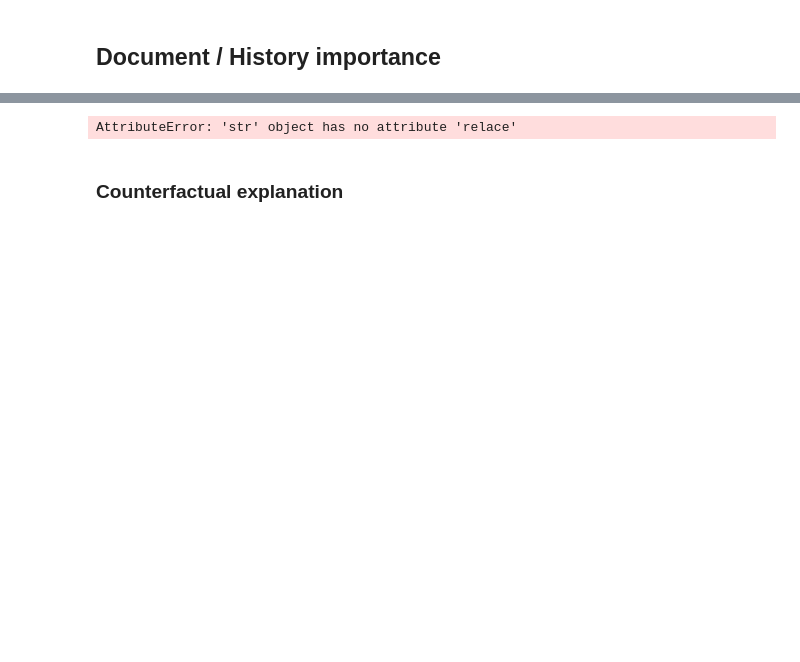
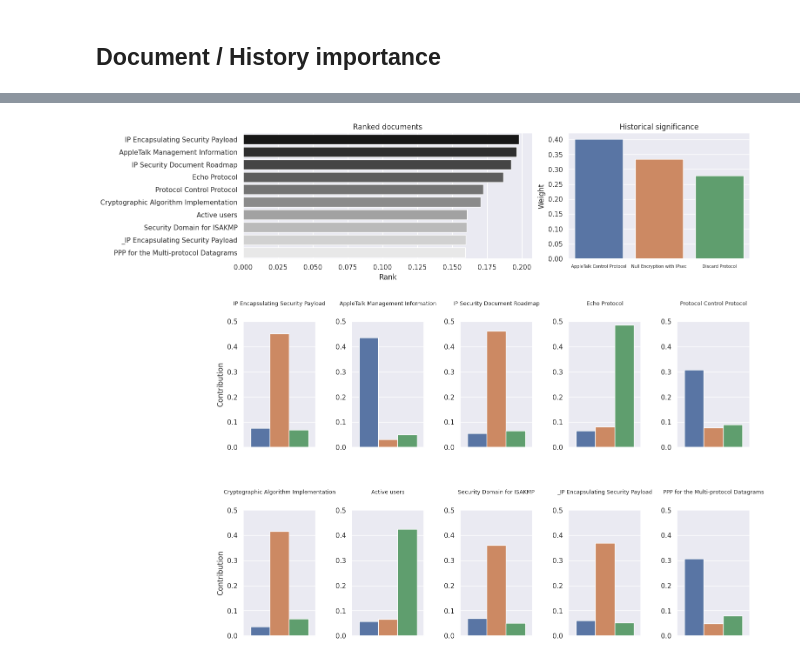
Before and after one commit to AndrewChmutov/wiki-recommendation, a Jupyter notebook: index.ipynb, the cells around one changed output, grey strips where cells are left out. Cells and saved outputs as stored; diff of their text form; code cells hidden in the pictures; blank space fills up the shorter version.

```diff
--- a/index.ipynb
+++ b/index.ipynb
@@ -439,7 +449,64 @@ root(INFO) - Transforming TF-IDF (tfidf.py:121)
-# %%
-
-print(("\n".join(map(str, index.query_docs([DocQuery(doc)], skip_visited=True)[0][:5]))))
-# %% [output]
-AttributeError: 'str' object has no attribute 'relace'
-# %% [markdown]
-### Counterfactual explanation
+# %%
+queried_names = [
+    "AppleTalk Control Protocol",
+    "Null Encryption with IPsec",
+    "Discard Protocol",
+]
+
+fetched_names = [
+    "IP Encapsulating Security Payload",
+    "AppleTalk Management Information",
+    "IP Security Document Roadmap",
+    "Echo Protocol",
+    "Protocol Control Protocol",
+    "Cryptographic Algorithm Implementation",
+    "Active users",
+    "Security Domain for ISAKMP",
+    "_IP Encapsulating Security Payload",
+    "PPP for the Multi-protocol Datagrams",
+]
+# %%
+fig = plt.figure(figsize=(15, 15))
+
+plt.subplots_adjust(wspace=0.5, hspace=0.5)
+ax = plt.subplot2grid((3, 5), (0, 0), colspan=3)
+sns.barplot(
+    x=[doc_.rank for doc_ in fetched],
+    y=fetched_names,
+    legend=False,
+    palette=sns.color_palette("gray", n_colors=10),
+    ax=ax,
+)
+ax.set_title("Ranked documents")
+ax.set_xlabel("Rank")
+
+
+ax = plt.subplot2grid((3, 5), (0, 3), colspan=2)
+sns.barplot(
+    hue=[i for i in range(len(query))],
+    y=decay(np.arange(len(query))),
+    x=queried_names,
+    legend=False,
+    palette=sns.color_palette()[:3],
+    ax=ax,
+)
+plt.setp(ax.get_xticklabels(), fontsize=7)
+ax.set_ylabel("Weight")
+ax.set_title("Historical significance")
+
+for i in range(2):
+    for j in range(5):
+        ax = plt.subplot2grid((3, 5), (i + 1, j))
+        sns.barplot(
+            hue=[i for i in range(len(query))],
+            y=fetched[i * 5 + j].similarities,
+            legend=False,
+            palette=sns.color_palette()[:3],
+            ax=ax,
+        )
+        ax.set_title(fetched_names[i * 5 + j], fontsize=9, y=1.1)
+        if j == 0:
+            ax.set_ylabel("Contribution")
+        ax.set_ylim(0, 0.5)
+# %% [output]
+[figure, added]
```
Also changed, not shown: parts of 25 cells of this notebook.
